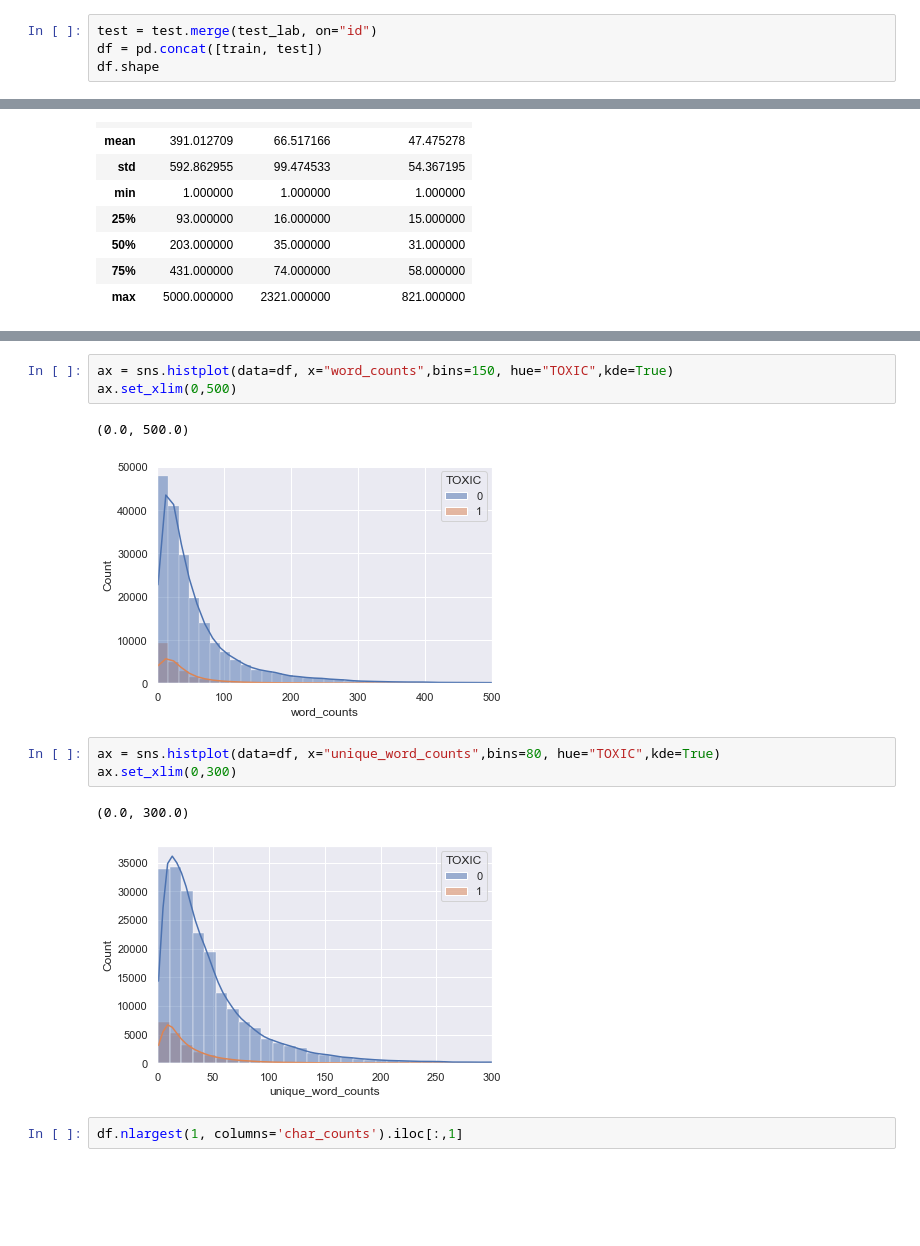
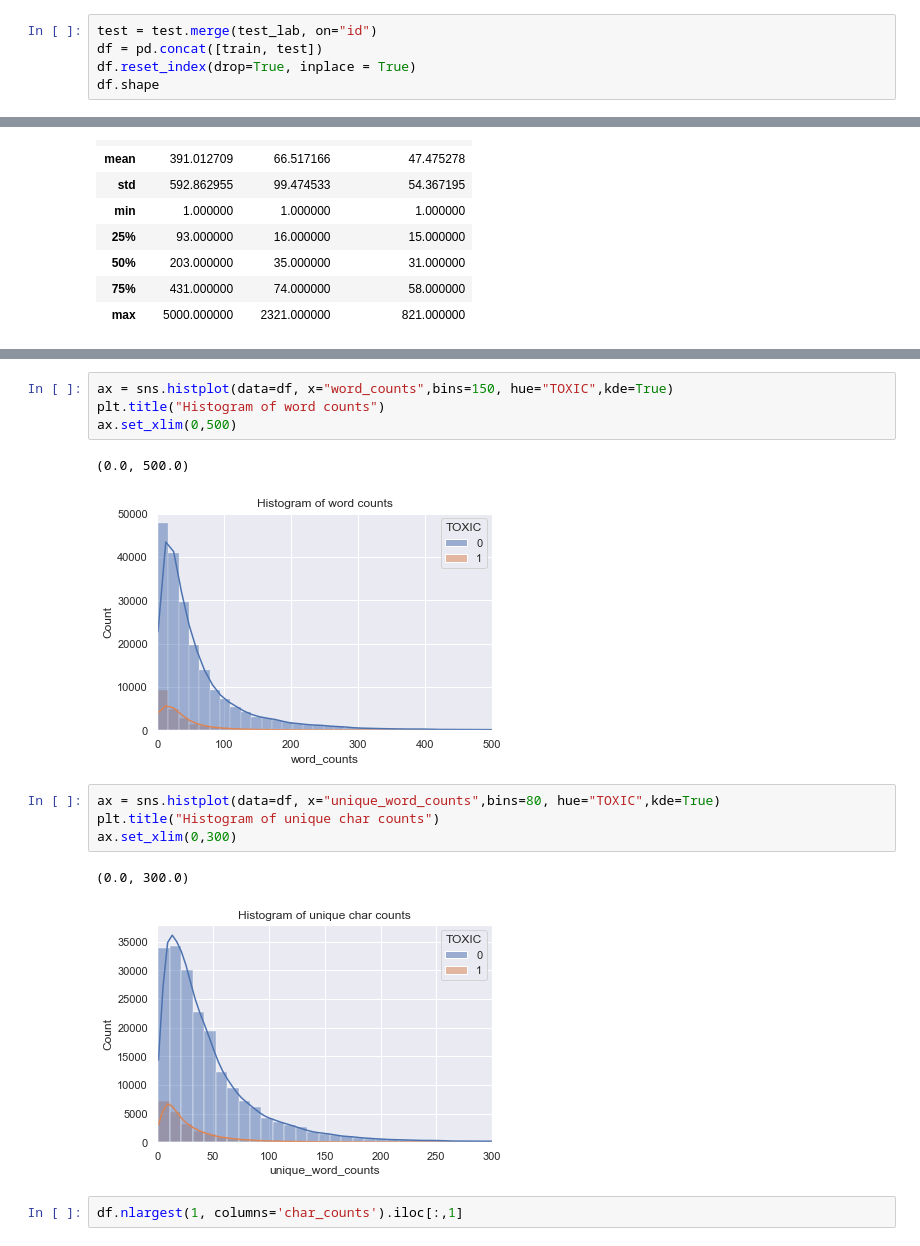
Before and after one commit to francescogemignani/Toxic-Comments-Classification-Challenge, a Jupyter notebook: EDA.ipynb, the cells around one changed output, grey strips where cells are left out. Cells and saved outputs as stored; diff of their text form; blank space fills up the shorter version.

```diff
--- a/EDA.ipynb
+++ b/EDA.ipynb
@@ -44,6 +44,7 @@ test_lab = pd.read_csv("./data/test_labels.csv")
 # %%
 test = test.merge(test_lab, on="id")
 df = pd.concat([train, test])
+df.reset_index(drop=True, inplace = True)
 df.shape
 # %% [output]
 (312735, 8)
@@ -227,15 +245,17 @@ ax.set_xlim(0,2000)
 # %%
 ax = sns.histplot(data=df, x="word_counts",bins=150, hue="TOXIC",kde=True)
+plt.title("Histogram of word counts")
 ax.set_xlim(0,500)
 # %% [output]
 (0.0, 500.0)
-[figure, old version]
+[figure, new version]
 # %%
 ax = sns.histplot(data=df, x="unique_word_counts",bins=80, hue="TOXIC",kde=True)
+plt.title("Histogram of unique char counts")
 ax.set_xlim(0,300)
 # %% [output]
 (0.0, 300.0)
-[figure, old version]
+[figure, new version]
 # %%
 df.nlargest(1, columns='char_counts').iloc[:,1]
 # %% [output]
```
Also changed, not shown: parts of 6 cells of this notebook.
